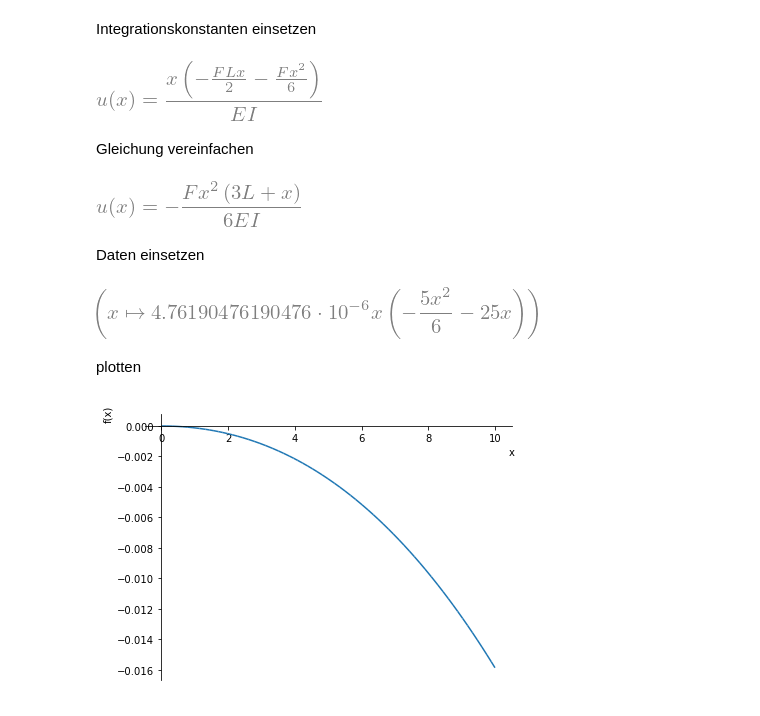
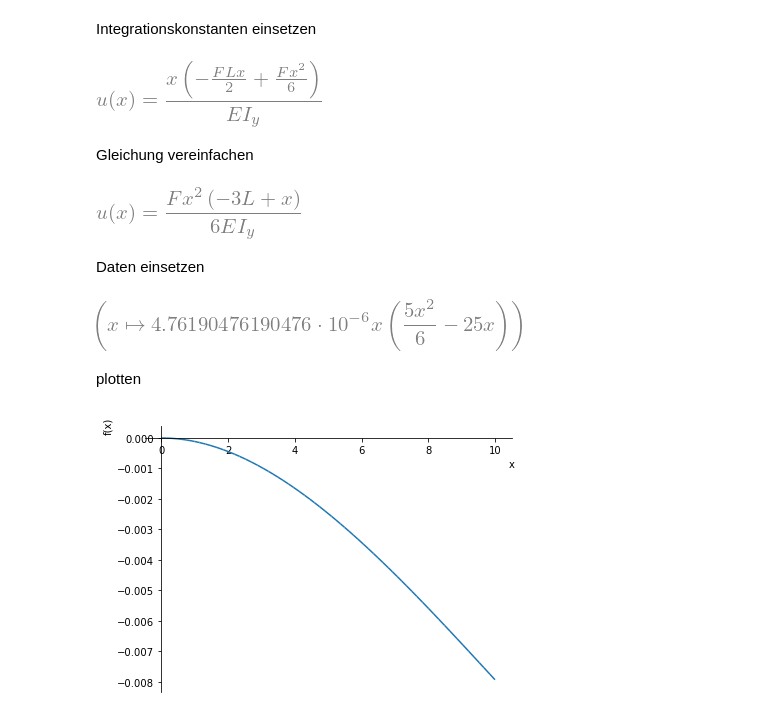
Before and after one commit to Fkaule/Datenvisualisierung-JBook, a Jupyter notebook: Beispiele_Lehre/TM/Biegelinie/Biegelinie.ipynb, the cells around one changed output. Saved outputs shown, nothing was run; the diff lists cells and outputs as text; code cells hidden in the pictures.

```diff
--- a/Beispiele_Lehre/TM/Biegelinie/Biegelinie.ipynb
+++ b/Beispiele_Lehre/TM/Biegelinie/Biegelinie.ipynb
@@ -11,9 +11,8 @@ init_printing()
 # %% [markdown]
 Differentialgleichung definieren
 # %%
-E,I,x,L,F =symbols('E I x L F')
+E,Iy,x,L,F, M =symbols('E I_y x L F M')
 u=symbols('u',cls=Function)
-M=F*L+F*x
-dglg=Eq(E*I*u(x).diff(x,2),-M)
+dglg=Eq(E*Iy*u(x).diff(x,2),-M)
 dglg
 # %% [output]
@@ -20,0 +28,10 @@ dglg
+# %%
+# y(x=0) = FL
+x1=0
+y1=F*L
+
+# y(x=L) = 0
+x2=L
+y2=0
+
+M = (y2-y1)/(x2-x1) * (x-x1) + y1
@@ -20,0 +40,3 @@ dglg
+# %%
+dglg=Eq(E*Iy*u(x).diff(x,2),-M)
+dglg
@@ -40,24 +64,24 @@ Integrationskonstanten einsetzen
 u = u.subs(C)
 u
 # %% [output]
-[figure, old version]
+[figure, new version]
 # %% [markdown]
 Gleichung vereinfachen
 # %%
 u.simplify()
 # %% [output]
-[figure, old version]
+[figure, new version]
 # %% [markdown]
 Daten einsetzen
 # %%
-data=[(F,5),(L,10),(E,210e3),(I,1)]
+data=[(F,5),(L,10),(E,210e3),(Iy,1)]
 ux = Lambda(x, u.rhs.subs(data))
 ux
 # %% [output]
-[figure, old version]
+[figure, new version]
 # %% [markdown]
 plotten
 # %%
 plot(ux(x),(x,0,L.subs(data)));
 # %% [output]
-[figure, old version]
+[figure, new version]
```
Also changed, not shown: parts of 7 cells of this notebook, 2 other files.
